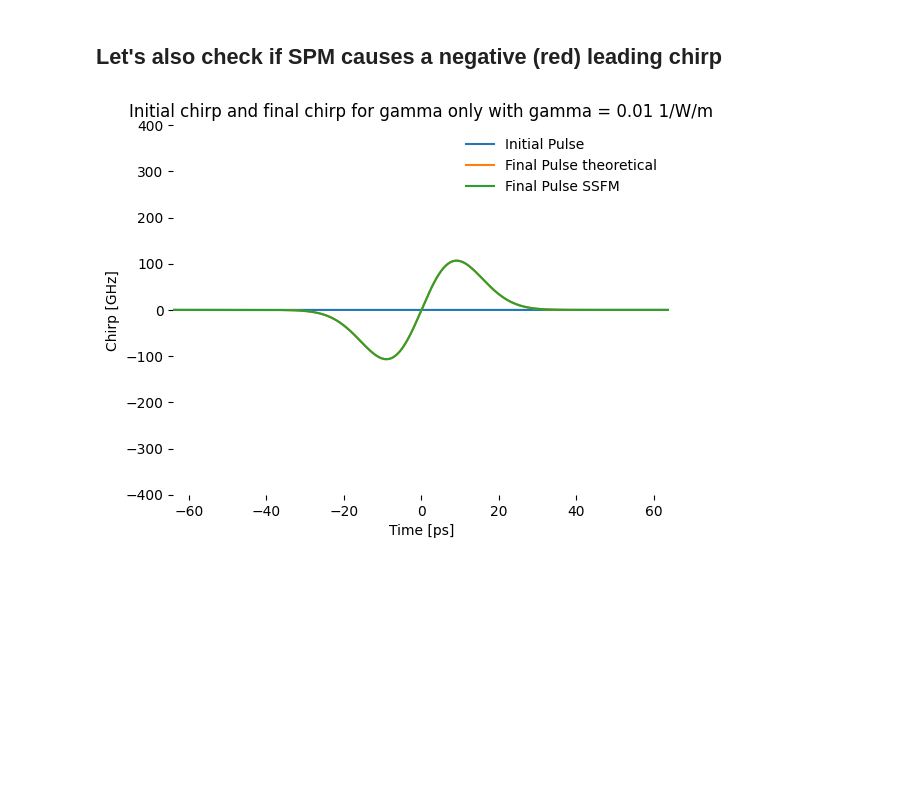
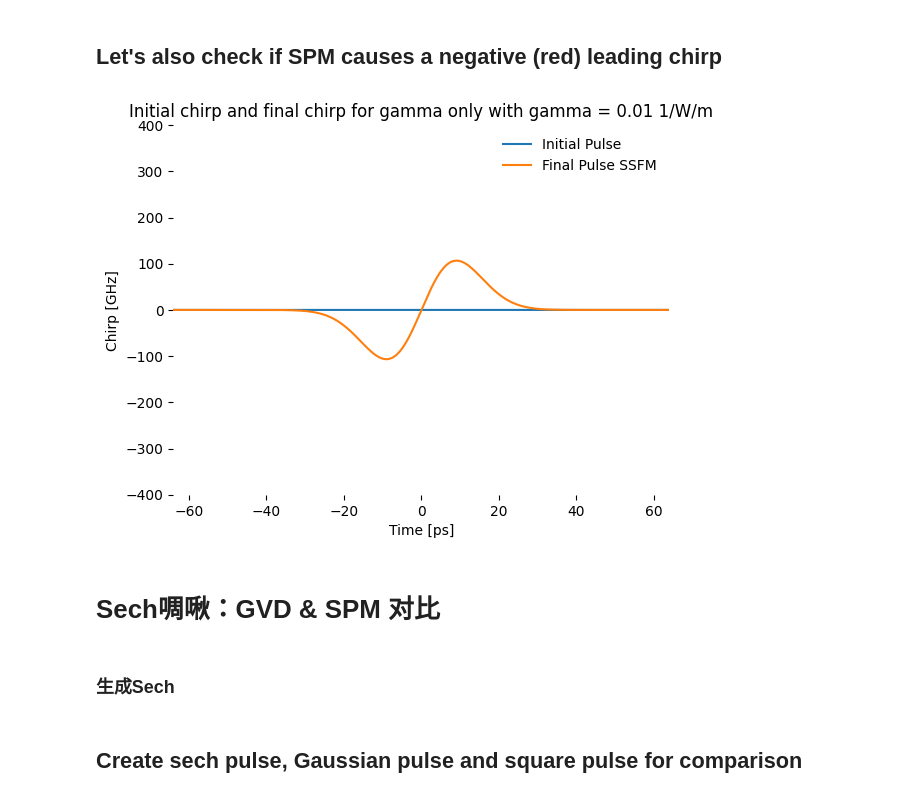
Before and after one commit to LeonoreShaw/SPM, a Jupyter notebook: SPM/SPM.ipynb, the cells around one changed output. Drawn from its saved outputs; the diff is of its cells as text; code cells hidden in the pictures; blank space fills up the shorter version.

```diff
--- a/SPM/SPM.ipynb
+++ b/SPM/SPM.ipynb
@@ -246,7 +246,7 @@ Length          = 1e3      #Fiber length in m
 nsteps          = 2**8     #Number of steps we divide the fiber into # 2**8=256 光纤长度分割的步数
 
 gamma           = 10e-3     #Nonlinearity parameter in 1/W/m
-beta2           = 100e3    #Dispersion in fs^2/m (units typically used when referring to beta2)
+beta2           = 10e3    #Dispersion in fs^2/m (units typically used when referring to beta2)
 beta2          *= (1e-30)  #Convert fs^2 to s^2 so everything is in SI units
 alpha_dB_per_m  = 0.2e-3   #Power attenuation coeff in decibel per m. Usual value at 1550nm is 0.2 dB/km
 
@@ -806,15 +937,20 @@ Gamma error computed by difference of energy between theory and SSFM is 1.083827
 # %%
 #Is the chirp negative (red) in the front and positive (blue) in the back for gamma>0?
 #Is the chirp positive (blue) in the front and negative (red) in the back for gamma<0?
 plt.figure()
 plt.title(f"Initial chirp and final chirp for gamma only with gamma = {fiber_gamma_only.gamma} 1/W/m")
 plt.plot(sim_config.t*1e12,getChirp(sim_config.t,testPulse0)/1e9,label="Initial Pulse")
-plt.plot(sim_config.t*1e12,getChirp(sim_config.t,finalPulse_gamma_only_theoretical)/1e9,label="Final Pulse theoretical")
+# plt.plot(sim_config.t*1e12,getChirp(sim_config.t,finalPulse_gamma_only_theoretical)/1e9,label="Final Pulse theoretical")
 plt.plot(sim_config.t*1e12,getChirp(sim_config.t,finalPulse_gamma_only_theoretical)/1e9,label="Final Pulse SSFM")
 plt.axis([-duration*5*1e12,duration*5*1e12,-400,400])
 plt.xlabel("Time [ps]")
 plt.ylabel("Chirp [GHz]")
 plt.legend()
+plt.savefig('高斯SPM啁啾gamma_only0.png', dpi=500, bbox_inches='tight', transparent=True, pad_inches=0)
 plt.show()
 # %% [output]
-[figure, old version]
+[figure, new version]
+# %% [markdown]
+# Sech啁啾：GVD & SPM 对比
+# %% [markdown]
+### 生成Sech
@@ -820,0 +994,2 @@ plt.show()
+# %% [markdown]
+## Create sech pulse, Gaussian pulse and square pulse for comparison
```
Also changed, not shown: parts of 27 cells of this notebook, 39 other files.
